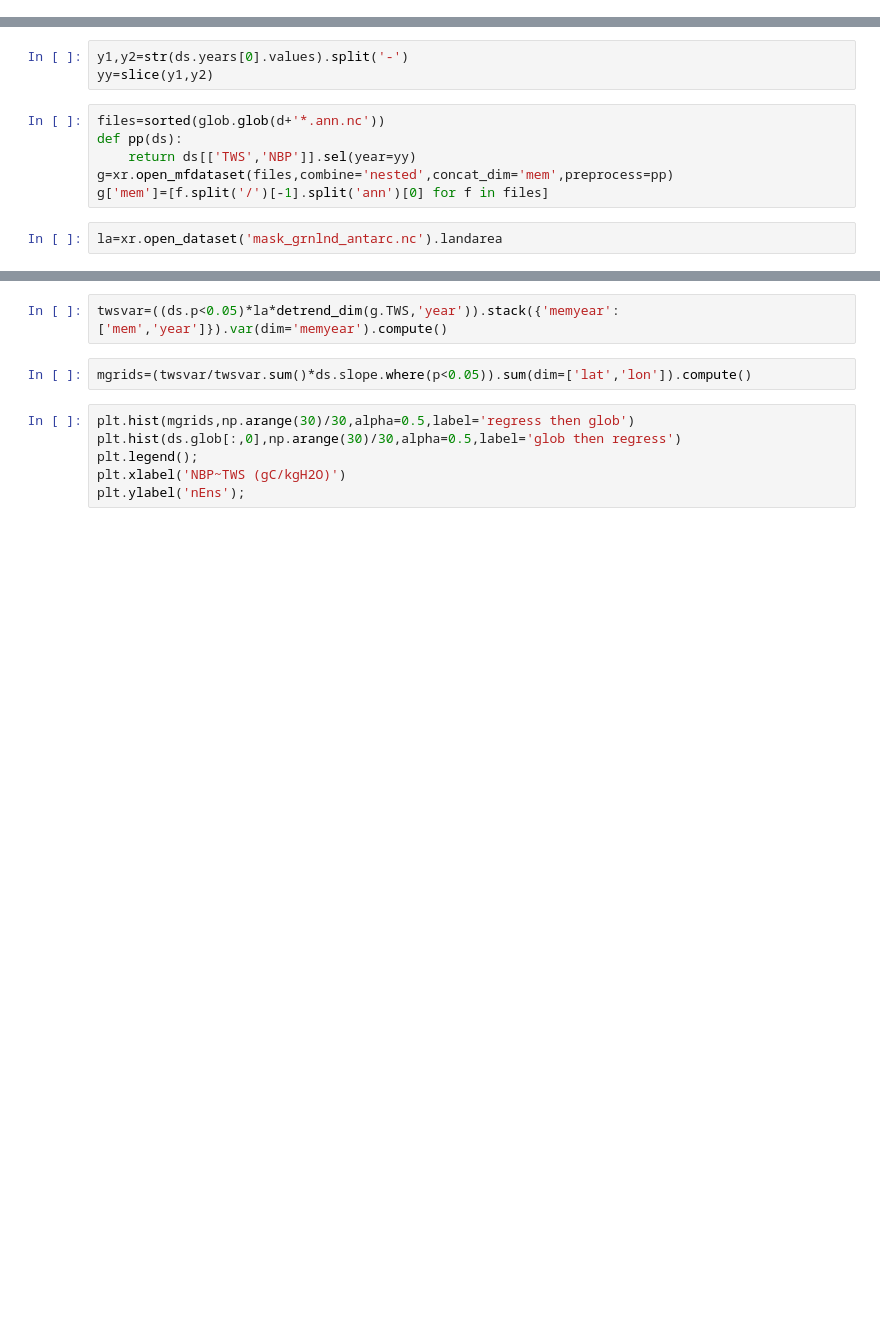
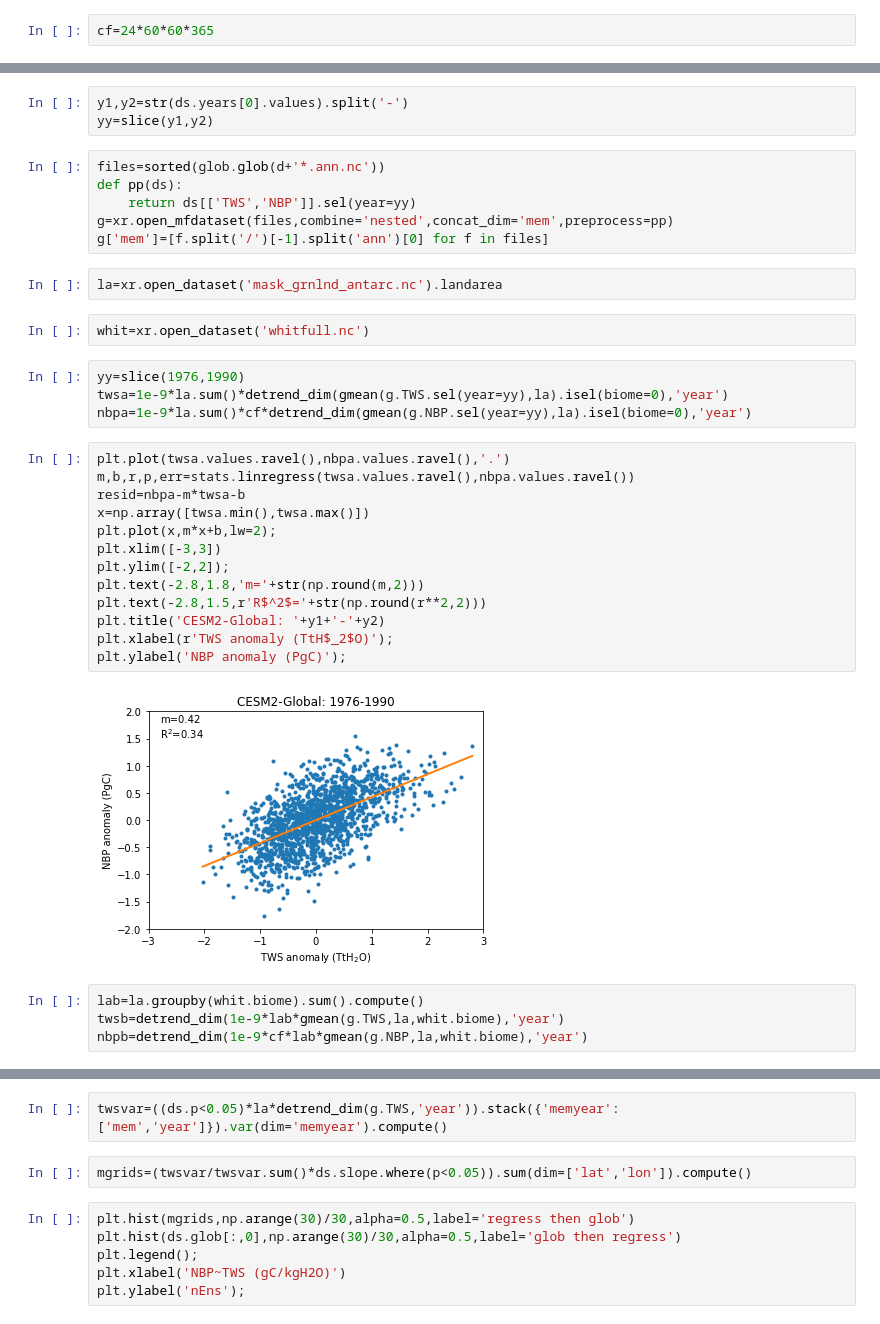
Before and after one commit to djk2120/TWSnbp, a Jupyter notebook: analysis/biomes.ipynb, the cells around one changed output, grey strips where cells are left out. Drawn from its saved outputs; the diff is of its cells as text; blank space fills up the shorter version.

```diff
--- a/analysis/biomes.ipynb
+++ b/analysis/biomes.ipynb
@@ -32,6 +32,8 @@ import statsmodels.api as sm
 from utils import *
 # %%
 from scipy import stats
+# %%
+cf=24*60*60*365
 # %%
 d='/glade/scratch/djk2120/postp/'
 files=sorted(glob.glob(d+'*slope*.nc'))
@@ -47,3 +49,28 @@ g=xr.open_mfdataset(files,combine='nested',concat_dim='mem',preprocess=pp)
 g['mem']=[f.split('/')[-1].split('ann')[0] for f in files]
 # %%
 la=xr.open_dataset('mask_grnlnd_antarc.nc').landarea
+# %%
+whit=xr.open_dataset('whitfull.nc')
+# %%
+yy=slice(1976,1990)
+twsa=1e-9*la.sum()*detrend_dim(gmean(g.TWS.sel(year=yy),la).isel(biome=0),'year')
+nbpa=1e-9*la.sum()*cf*detrend_dim(gmean(g.NBP.sel(year=yy),la).isel(biome=0),'year')
+# %%
+plt.plot(twsa.values.ravel(),nbpa.values.ravel(),'.')
+m,b,r,p,err=stats.linregress(twsa.values.ravel(),nbpa.values.ravel())
+resid=nbpa-m*twsa-b
+x=np.array([twsa.min(),twsa.max()])
+plt.plot(x,m*x+b,lw=2);
+plt.xlim([-3,3])
+plt.ylim([-2,2]);
+plt.text(-2.8,1.8,'m='+str(np.round(m,2)))
+plt.text(-2.8,1.5,r'R$^2$='+str(np.round(r**2,2)))
+plt.title('CESM2-Global: '+y1+'-'+y2)
+plt.xlabel(r'TWS anomaly (TtH$_2$O)');
+plt.ylabel('NBP anomaly (PgC)');
+# %% [output]
+[figure, added]
+# %%
+lab=la.groupby(whit.biome).sum().compute()
+twsb=detrend_dim(1e-9*lab*gmean(g.TWS,la,whit.biome),'year')
+nbpb=detrend_dim(1e-9*cf*lab*gmean(g.NBP,la,whit.biome),'year')
```
Also changed, not shown: parts of 23 cells of this notebook.
